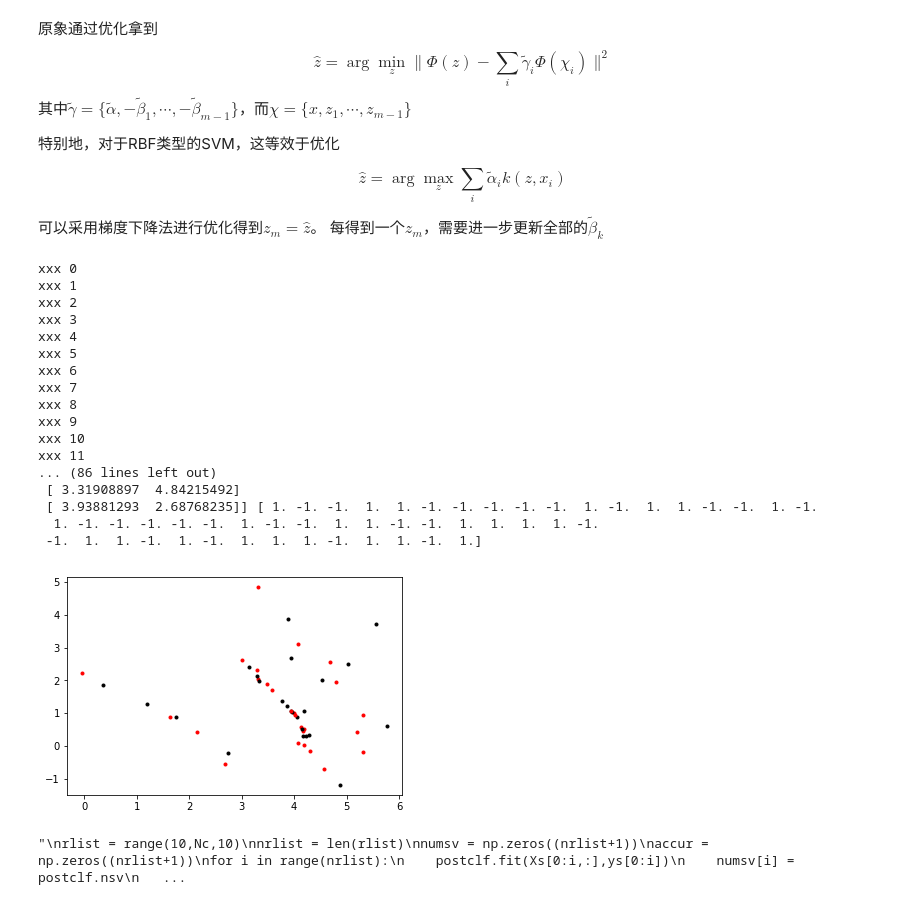
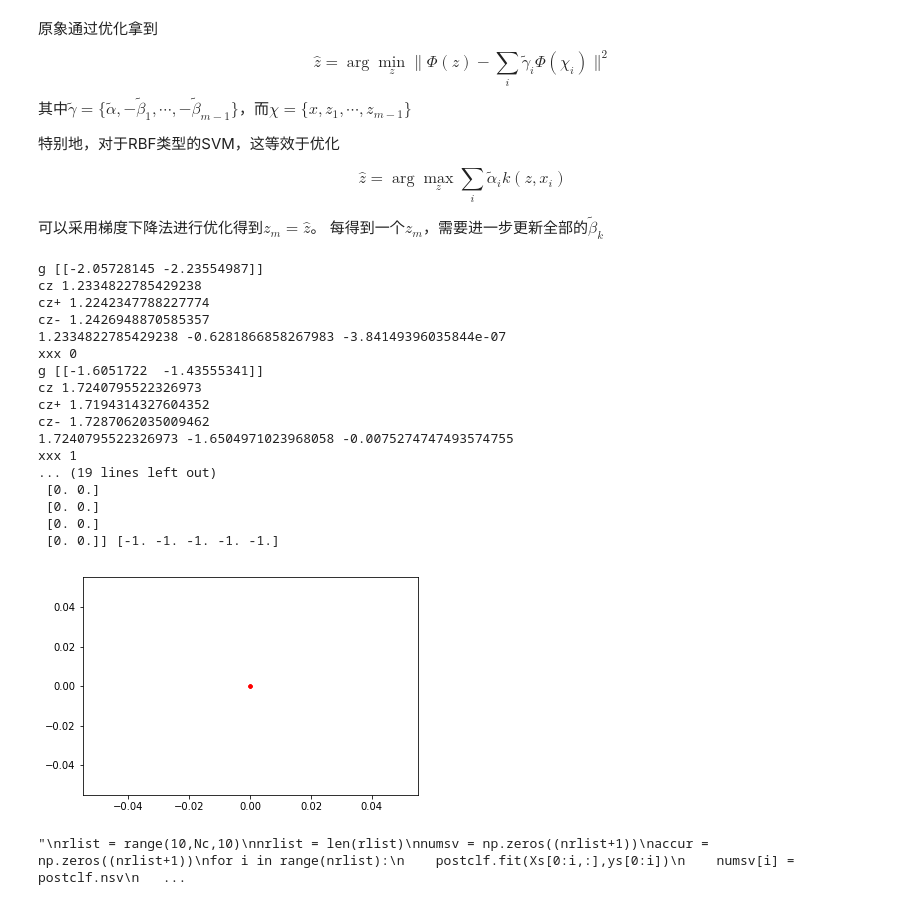
Before and after one commit to hexin-pku/ML_2019_fall, a Jupyter notebook: hw1_svm.ipynb, the cells around one changed output. Cells and saved outputs as stored; diff of their text form; code cells hidden in the pictures.

```diff
--- a/hw1_svm.ipynb
+++ b/hw1_svm.ipynb
@@ -179,41 +320,0 @@ Support vector number:  199
-# %%
-import numpy as np
-import pandas as pd
-import matplotlib.pyplot as plt
-import mlcore.svm as svm
-%matplotlib inline
-
-df = pd.read_csv('./dat/svm_Train.csv', header=None)
-X = df.values[:,0:2]
-y = df.values[:,-1]
-
-#print(df)
-
-clf = svm.svm(kernel='linear',C=1,maxiter=np.float('Inf'))
-postclf = svm.svm(kernel='linear',C=1,maxiter=np.float('Inf'))
-clf.fit(X,y)
-accur_ori = clf.accuracy
-
-Nplot = 6
-D = np.linspace(0,0.5,Nplot)
-
-numsv = np.zeros((Nplot+1))
-accur = np.zeros((Nplot+1))
-numsv[0] = clf.nsv
-accur[0] = clf.accuracy
-for i in range(Nplot):
-    Xs, ys = clf.PostSample(D[i])
-    postclf.fit(Xs,ys)
-    numsv[i+1] = postclf.nsv
-    accur[i+1] = postclf.test_accuracy(X,y)
-
-    print(D[i], numsv[i+1], accur[i+1])
-
-plt.plot(numsv, accur, '.-', c='r', label='SSCA test')
-plt.plot(numsv, np.ones((Nplot+1))*accur_ori, '--', c='k', label='full train')
-plt.xlabel('number of SV')
-plt.ylabel('accuracy')
-plt.ylim((0.5,1))
-plt.legend(loc=0)
-plt.savefig('./dat/SSCA.png')
-plt.show()
@@ -282,7 +420,7 @@ clf.y = y
 clf.Ns, clf.nfeature = np.shape(X)
 clf.alpha = pd.read_csv('./dat/rbf_alpha.csv', header=None).values[:,0]
 
-Nc = 50
+Nc = 5
 Xs,ys = clf.PostConstruct(Nc)
 print(Xs,ys)
 
@@ -292,47 +430,47 @@ for i in range(Nc):
     else:
         plt.plot(Xs[i,0],Xs[i,1],'r.')
 plt.show()
 
 """
 rlist = range(10,Nc,10)
 nrlist = len(rlist)
 numsv = np.zeros((nrlist+1))
 accur = np.zeros((nrlist+1))
 for i in range(nrlist):
     postclf.fit(Xs[0:i,:],ys[0:i])
     numsv[i] = postclf.nsv
     accur[i] = postclf.test_accuracy(X,y)
     print(i,numsv[i], accur[i])
 
 numsv[-1] = 202
 accur[-1] = 0.922
 
 plt.plot(numsv, accur, '.-', c='r', label='IPA test')
 plt.plot(numsv, np.ones((Nplot+1))*accur_ori, '--', c='k', label='full train')
 plt.xlabel('number of SV')
 plt.ylabel('accuracy')
 plt.ylim((0.5,1))
 plt.legend(loc=0)
 plt.savefig('./dat/IPA.png')
 plt.show()
 """
 # %% [output]
+g [[-2.05728145 -2.23554987]]
+cz 1.2334822785429238
+cz+ 1.2242347788227774
+cz- 1.2426948870585357
+1.2334822785429238 -0.6281866858267983 -3.84149396035844e-07
 xxx 0
+g [[-1.6051722  -1.43555341]]
+cz 1.7240795522326973
+cz+ 1.7194314327604352
+cz- 1.7287062035009462
+1.7240795522326973 -1.6504971023968058 -0.0075274747493574755
 xxx 1
-xxx 2
-xxx 3
-xxx 4
-xxx 5
-xxx 6
-xxx 7
-xxx 8
-xxx 9
-xxx 10
-xxx 11
-... (86 lines left out)
- [ 3.31908897  4.84215492]
- [ 3.93881293  2.68768235]] [ 1. -1. -1.  1.  1. -1. -1. -1. -1. -1.  1. -1.  1.  1. -1. -1.  1. -1.
-  1. -1. -1. -1. -1. -1.  1. -1. -1.  1.  1. -1. -1.  1.  1.  1.  1. -1.
- -1.  1.  1. -1.  1. -1.  1.  1.  1. -1.  1.  1. -1.  1.]
+... (19 lines left out)
+ [0. 0.]
+ [0. 0.]
+ [0. 0.]
+ [0. 0.]] [-1. -1. -1. -1. -1.]
-[figure, old version]
+[figure, new version]
 "\nrlist = range(10,Nc,10)\nnrlist = len(rlist)\nnumsv = np.zeros((nrlist+1))\naccur = np.zeros((nrlist+1))\nfor i in range(nrlist):\n    postclf.fit(Xs[0:i,:],ys[0:i])\n    numsv[i] = postclf.nsv\n   ...
```
Also changed, not shown: parts of 14 cells of this notebook, 5 other files.
